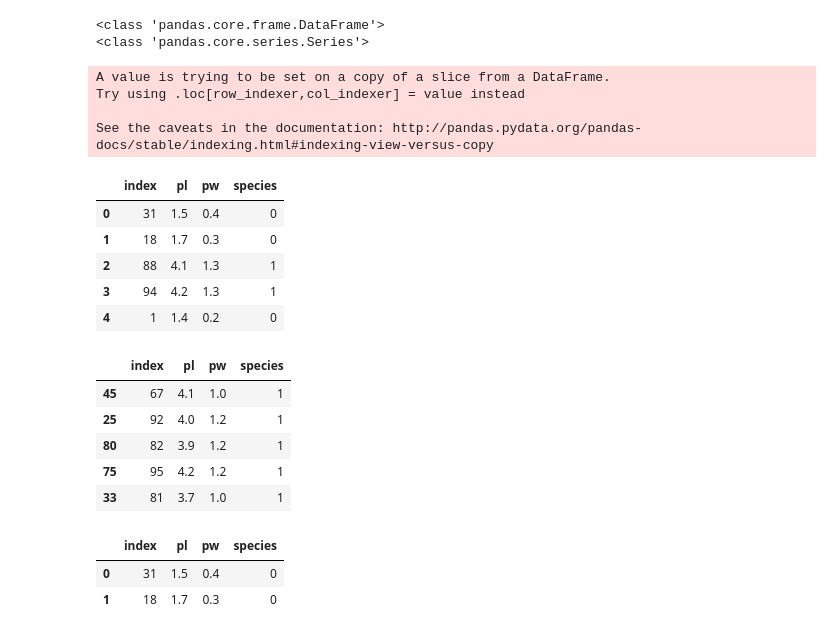
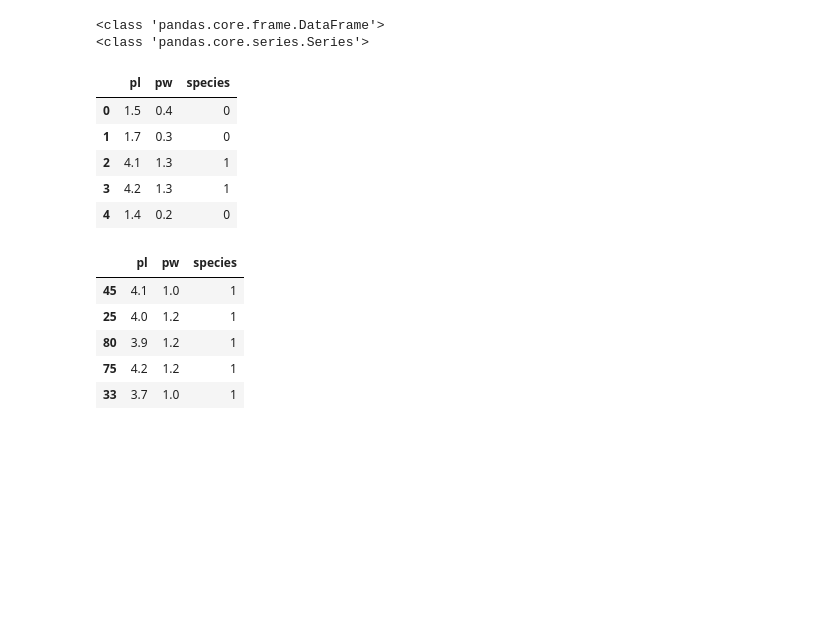
Before and after one commit to austinlasseter/knn_iris_plotly, a Jupyter notebook: iris-classification-simple.ipynb, the cells around one changed output. Saved outputs shown, nothing was run; the diff lists cells and outputs as text; code cells hidden in the pictures; blank space fills up the shorter version.

```diff
--- a/iris-classification-simple.ipynb
+++ b/iris-classification-simple.ipynb
@@ -375,40 +377,29 @@ print(type(y_train))
 <class 'pandas.core.frame.DataFrame'>
 <class 'pandas.core.series.Series'>
 # %%
-# Add species back in, calculate area, then reset the index.
-X_train['species']=y_train.copy()
-X_train.reset_index(drop=False, inplace=True)
-X_train.head()
+# Add species back in, then reset the index.
+train = X_train.copy()
+train['species']=y_train.copy()
+train.reset_index(drop=True, inplace=True)
+train.head()
 # %% [output]
-A value is trying to be set on a copy of a slice from a DataFrame.
-Try using .loc[row_indexer,col_indexer] = value instead
-
-See the caveats in the documentation: http://pandas.pydata.org/pandas-docs/stable/indexing.html#indexing-view-versus-copy
-|  | index | pl | pw | species |
-| 0 | 31 | 1.5 | 0.4 | 0 |
-| 1 | 18 | 1.7 | 0.3 | 0 |
-| 2 | 88 | 4.1 | 1.3 | 1 |
-| 3 | 94 | 4.2 | 1.3 | 1 |
-| 4 | 1 | 1.4 | 0.2 | 0 |
+|  | pl | pw | species |
+| 0 | 1.5 | 0.4 | 0 |
+| 1 | 1.7 | 0.3 | 0 |
+| 2 | 4.1 | 1.3 | 1 |
+| 3 | 4.2 | 1.3 | 1 |
+| 4 | 1.4 | 0.2 | 0 |
 # %%
 # create a dataset with only the nearest neighbors
-df_neighbors=X_train.iloc[neighbors, :]
+df_neighbors=train.iloc[neighbors, :]
 df_neighbors
 # %% [output]
-|  | index | pl | pw | species |
-| 45 | 67 | 4.1 | 1.0 | 1 |
-| 25 | 92 | 4.0 | 1.2 | 1 |
-| 80 | 82 | 3.9 | 1.2 | 1 |
-| 75 | 95 | 4.2 | 1.2 | 1 |
-| 33 | 81 | 3.7 | 1.0 | 1 |
+|  | pl | pw | species |
+| 45 | 4.1 | 1.0 | 1 |
+| 25 | 4.0 | 1.2 | 1 |
+| 80 | 3.9 | 1.2 | 1 |
+| 75 | 4.2 | 1.2 | 1 |
+| 33 | 3.7 | 1.0 | 1 |
-# %%
-# Create a dataset with no neighbors
-df_strangers=X_train.drop(neighbors, axis=0)
-df_strangers.head(2)
-# %% [output]
-|  | index | pl | pw | species |
-| 0 | 31 | 1.5 | 0.4 | 0 |
-| 1 | 18 | 1.7 | 0.3 | 0 |
 # %%
 # Display those neighbors in a scatterplot using plotly dash
 
```
Also changed, not shown: parts of 4 cells of this notebook, 4 other files.
